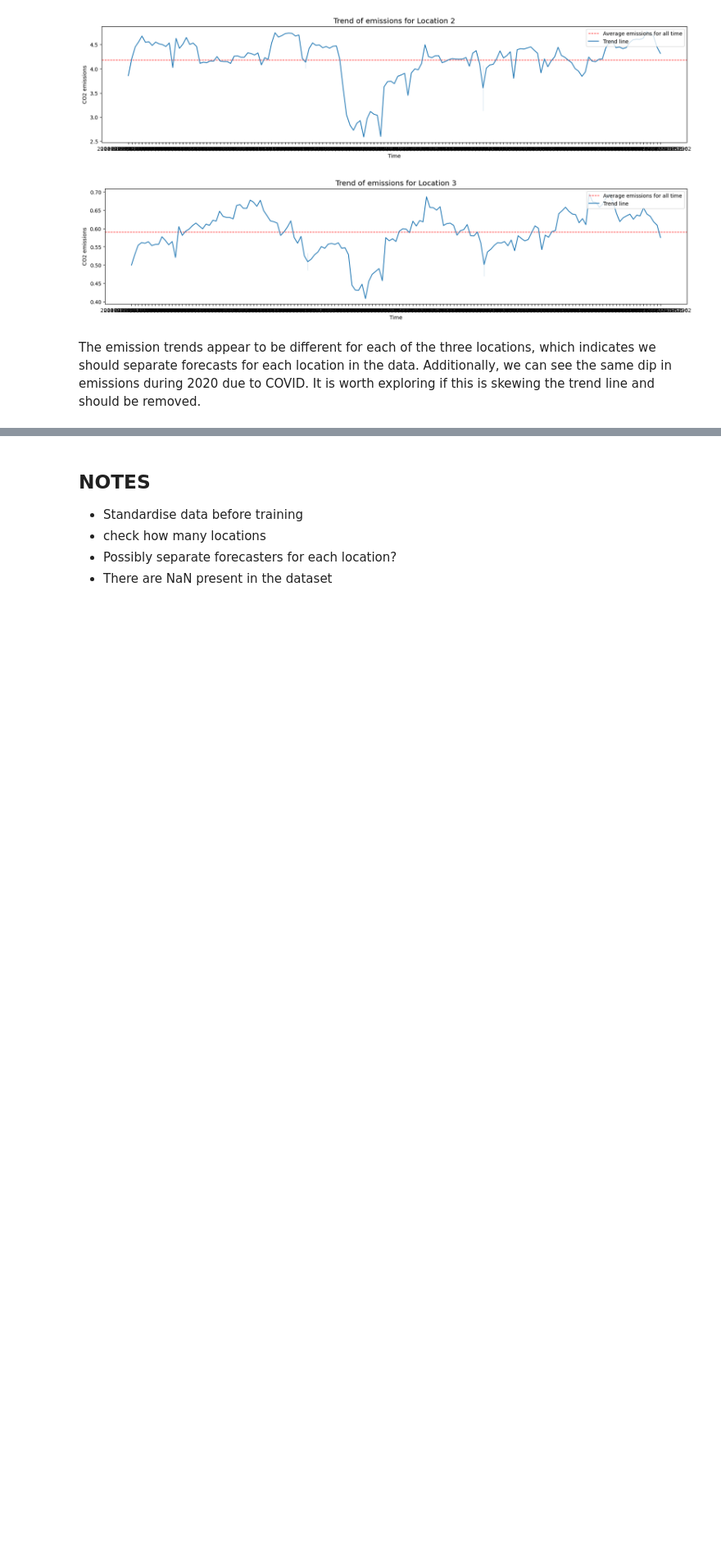
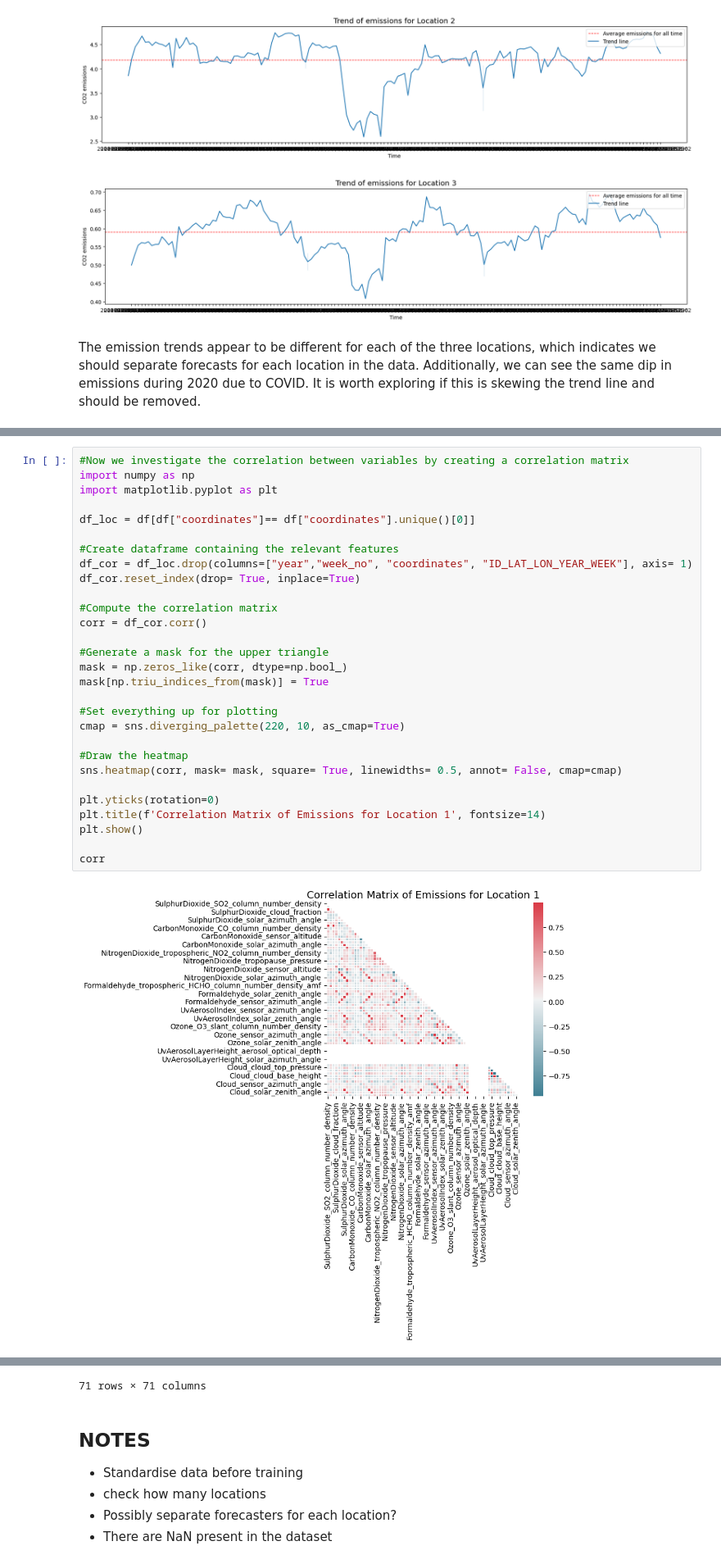
Before and after one commit to NiclasFenton-Wiegleb/Kaggle-Predict-CO2-Emissions-in-Rwanda, a Jupyter notebook: predict-emissions-rwanda.ipynb, the cells around one changed output, grey strips where cells are left out. Shown at 82% size. Drawn from its saved outputs; the diff is of its cells as text; blank space fills up the shorter version.

```diff
--- a/predict-emissions-rwanda.ipynb
+++ b/predict-emissions-rwanda.ipynb
@@ -158,0 +160,31 @@ KeyError: 'W'
+# %%
+#Now we investigate the correlation between variables by creating a correlation matrix
+import numpy as np
+import matplotlib.pyplot as plt
+
+df_loc = df[df["coordinates"]== df["coordinates"].unique()[0]]
+
+#Create dataframe containing the relevant features
+df_cor = df_loc.drop(columns=["year","week_no", "coordinates", "ID_LAT_LON_YEAR_WEEK"], axis= 1)
+df_cor.reset_index(drop= True, inplace=True)
+
+#Compute the correlation matrix
+corr = df_cor.corr()
+
+#Generate a mask for the upper triangle
+mask = np.zeros_like(corr, dtype=np.bool_)
+mask[np.triu_indices_from(mask)] = True
+
+#Set everything up for plotting
+cmap = sns.diverging_palette(220, 10, as_cmap=True)
+
+#Draw the heatmap
+sns.heatmap(corr, mask= mask, square= True, linewidths= 0.5, annot= False, cmap=cmap)
+
+plt.yticks(rotation=0)
+plt.title(f'Correlation Matrix of Emissions for Location 1', fontsize=14)
+plt.show()
+
+corr
+# %% [output]
+[figure, added]
@@ -159,3 +203,4 @@ KeyError: 'W'
+71 rows × 71 columns
 # %% [markdown]
 ## NOTES
 
```
Also changed, not shown: parts of 4 cells of this notebook.
